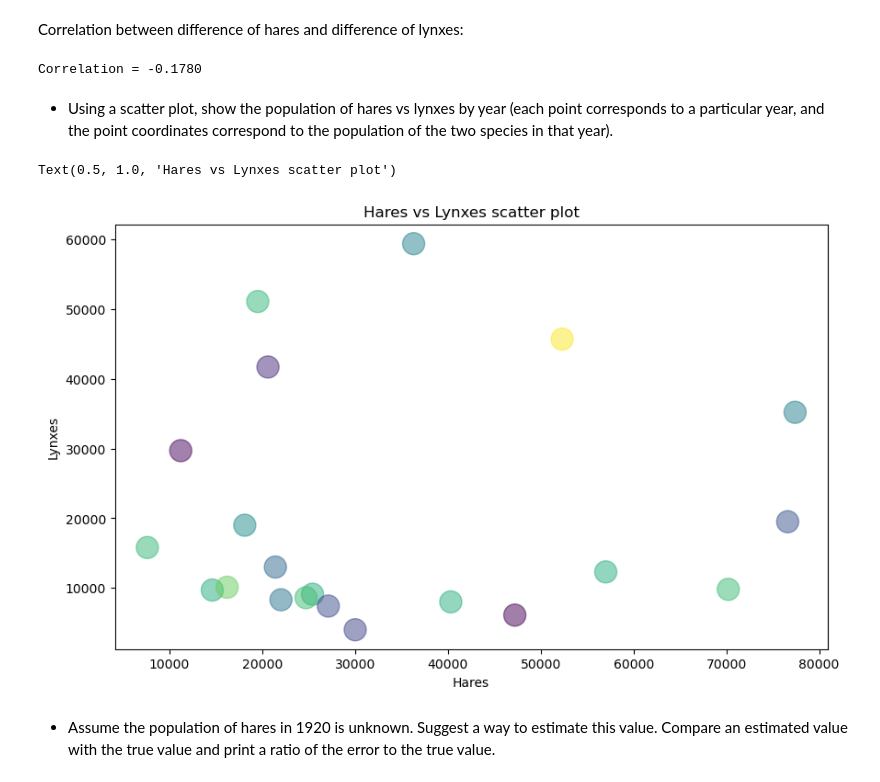
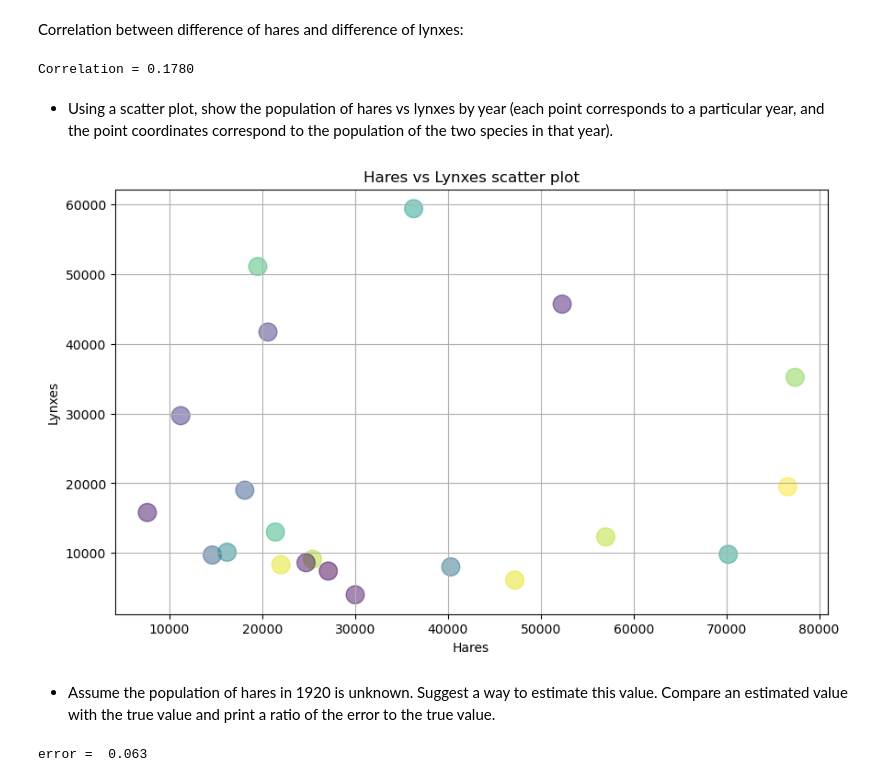
Before and after one commit to NSArt1/StatPrac25, a Jupyter notebook: 2/Hw2.ipynb, the cells around one changed output. Cells and saved outputs as stored; diff of their text form; code cells hidden in the pictures.

```diff
--- a/2/Hw2.ipynb
+++ b/2/Hw2.ipynb
@@ -238,23 +240,23 @@ None
 Correlation between difference of hares and difference of lynxes:
 # %%
 corr_coef = np.corrcoef(difHares, difLynxes)
-print(f"Correlation = {corr_coef[1][0]:.4f}")
+print(f"Correlation = {np.abs(corr_coef[1][0]):.4f}")
 # %% [output]
-Correlation = -0.1780
+Correlation = 0.1780
 # %% [markdown]
 - Using a scatter plot, show the population of hares vs lynxes by year (each point corresponds to a particular year, and the point coordinates correspond to the population of the two species in that year).
 # %%
 fig, (ax) = plt.subplots(1, 1, figsize=(10,6))
 N = hares.size
 colors = np.random.rand(N)
-area =300
+area =200
 p1 = ax.scatter(hares, lynxes, s=area, c=colors, alpha=0.5)
 ax.set_xlabel('Hares')
 ax.set_ylabel('Lynxes')
 ax.set_title('Hares vs Lynxes scatter plot')
+ax.grid()
 # %% [output]
-Text(0.5, 1.0, 'Hares vs Lynxes scatter plot')
-[figure, old version]
+[figure, new version]
 # %% [markdown]
 - Assume the population of hares in 1920 is unknown. Suggest a way to estimate this value. Compare an estimated value
 with the true value and print a ratio of the error to the true value.
@@ -263,0 +263,5 @@ import
+# %%
+y_pred1 = np.median(hares[:-1]) #use median
+print("error = ", round(np.abs(y_pred1-hares[-1])/hares[-1], 3))
+# %% [output]
+error =  0.063
```
Also changed, not shown: parts of 11 cells of this notebook.
